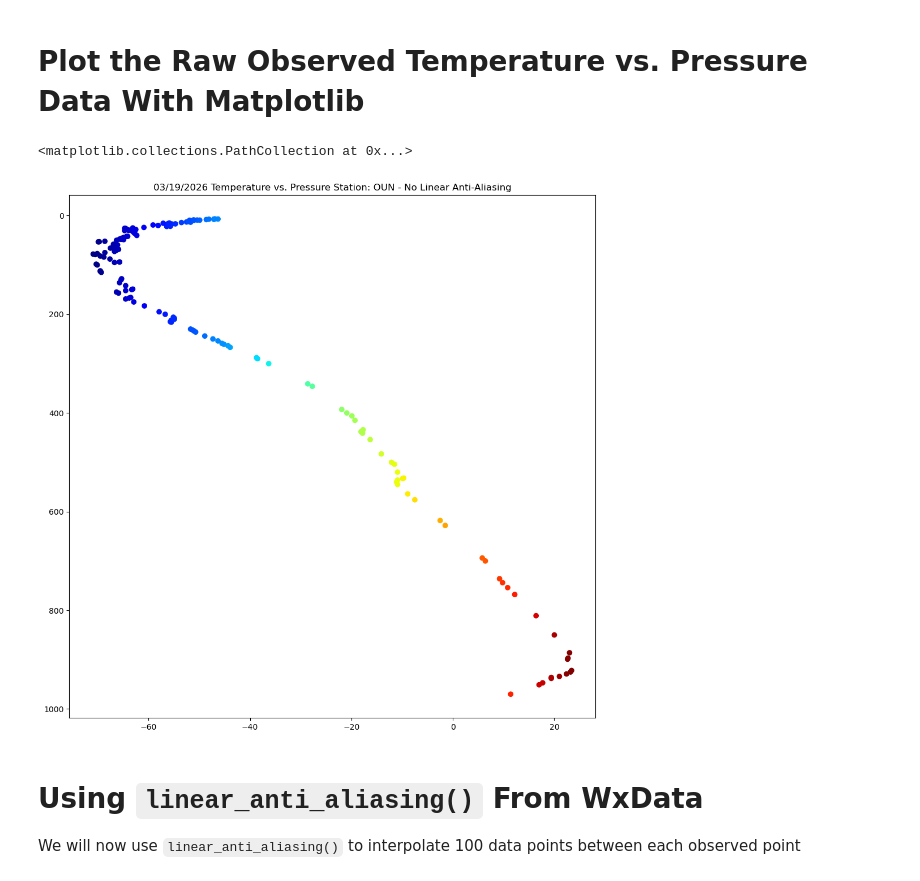
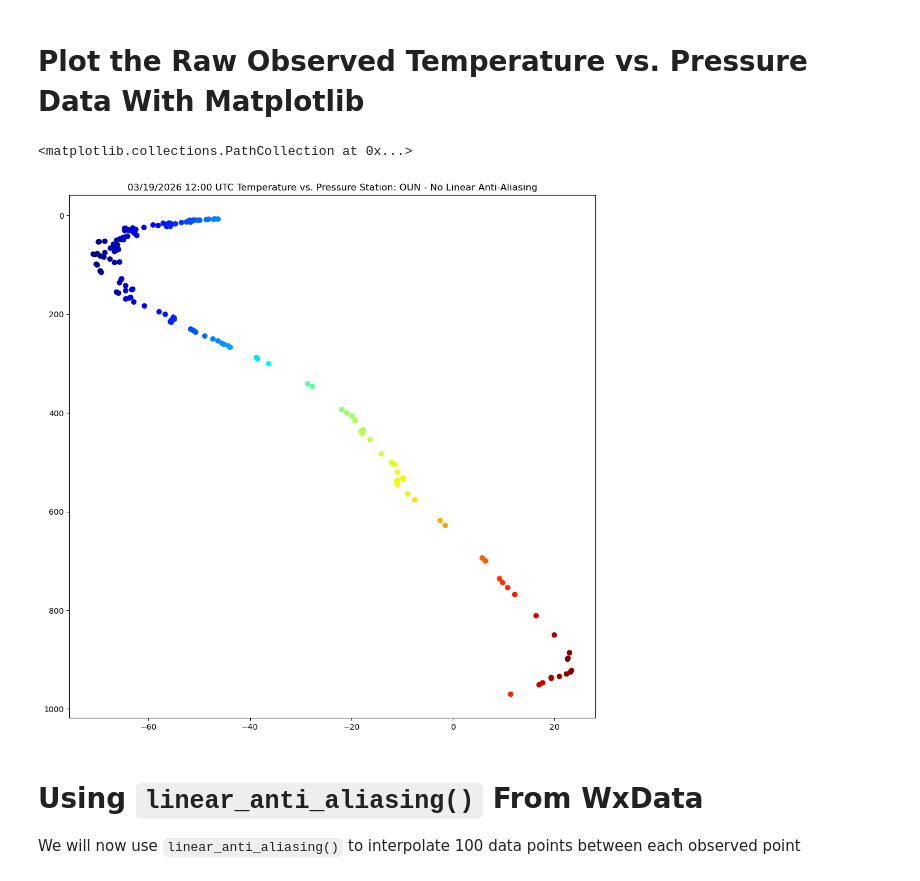
Before and after one commit to edrewitz/WxData-JupyterLab-Examples, a Jupyter notebook: linear_anti_aliasing.ipynb, the cells around one changed output. Cells and saved outputs as stored; diff of their text form; code cells hidden in the pictures.

```diff
--- a/linear_anti_aliasing.ipynb
+++ b/linear_anti_aliasing.ipynb
@@ -45,24 +45,24 @@ datetime.datetime(2026, 3, 19, 12, 0)
 # %%
 # Create figure object
 fig = plt.figure(figsize=(12,12))
 
 # Create out axis for our plot
 ax = fig.add_subplot(1,1,1)
 
 # Create Out Title
-ax.set_title(f"{date.strftime('%m/%d/%Y')} Temperature vs. Pressure Station: OUN - No Linear Anti-Aliasing")
+ax.set_title(f"{date.strftime('%m/%d/%Y %H:00 UTC')} Temperature vs. Pressure Station: OUN - No Linear Anti-Aliasing")
 
 # Invert our y-axis
 ax.invert_yaxis()
 
 # Plot our data
 ax.scatter(df['TEMP'],
            df['PRES'],
            c=df['TEMP'],
            cmap='jet')
 # %% [output]
 <matplotlib.collections.PathCollection at 0x...>
-[figure, old version]
+[figure, new version]
 # %% [markdown]
 # Using `linear_anti_aliasing()` From WxData
 
```
Also changed, not shown: parts of 1 cell of this notebook.
